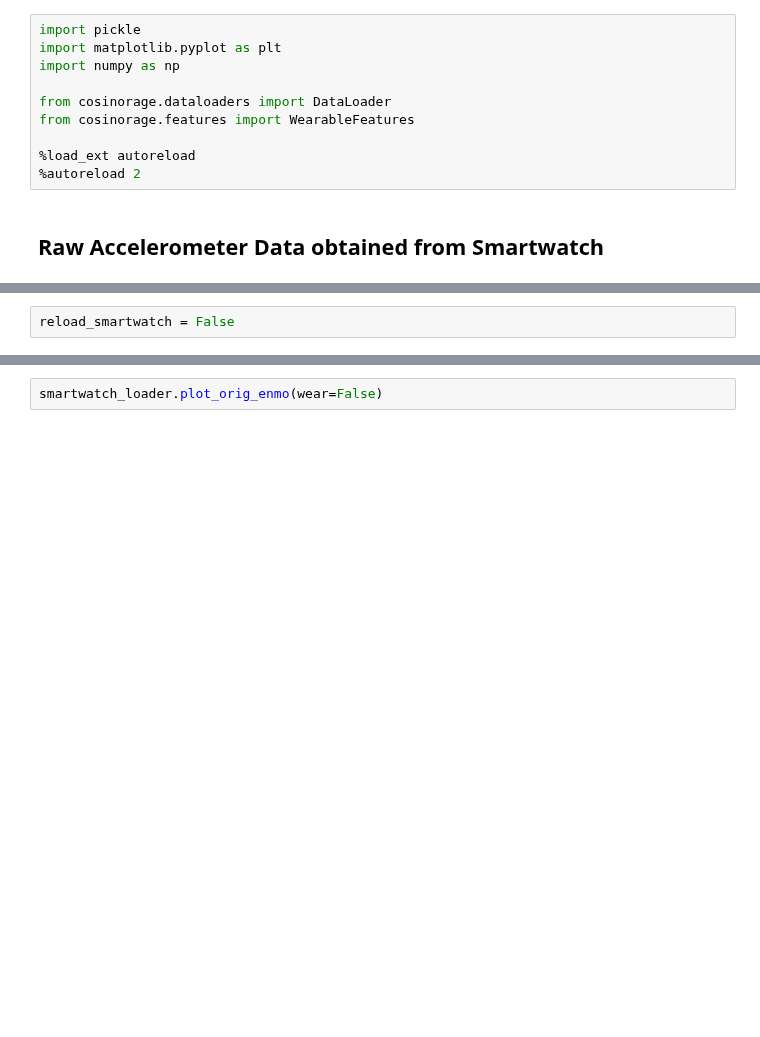
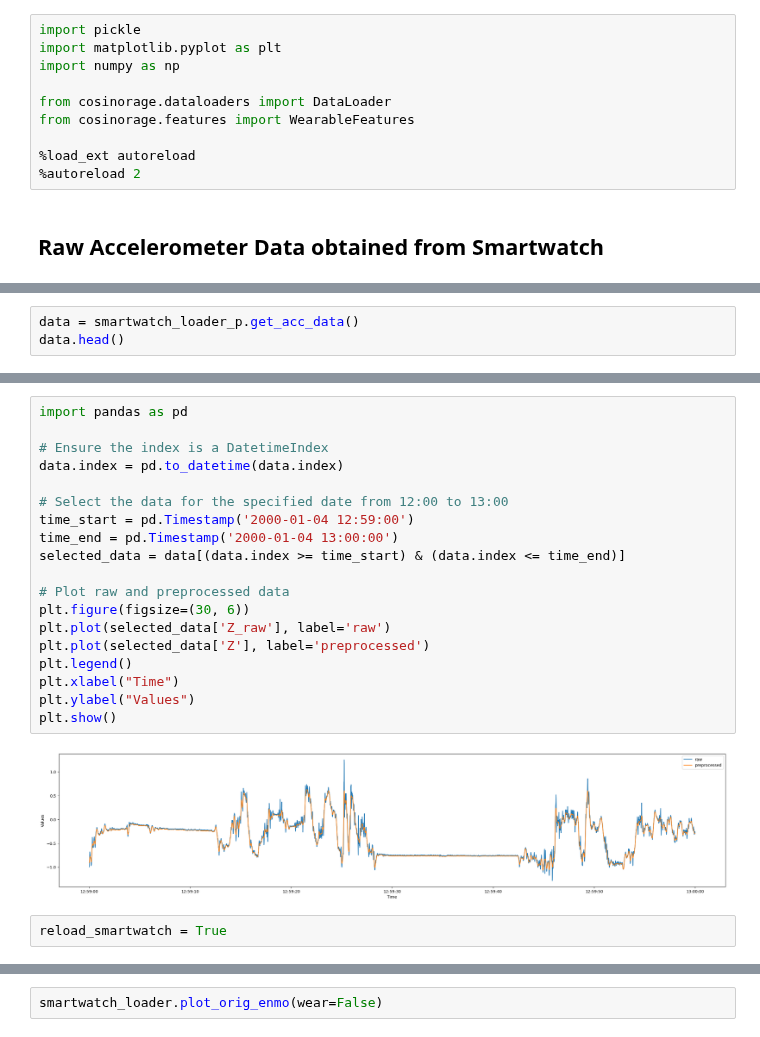
Before and after one commit to ADAMMA-CDHI-ETH-Zurich/CosinorAge, a Jupyter notebook: examples/smartwatch_example.ipynb, the cells around one changed output, grey strips where cells are left out. Saved outputs shown, nothing was run; the diff lists cells and outputs as text; blank space fills up the shorter version.

```diff
--- a/examples/smartwatch_example.ipynb
+++ b/examples/smartwatch_example.ipynb
@@ -49,0 +54,3 @@ smartwatch_loader_p.get_meta_data()
+# %%
+data = smartwatch_loader_p.get_acc_data()
+data.head()
@@ -50,5 +65,26 @@ smartwatch_loader_p.get_meta_data()
+# %%
+import pandas as pd
+
+# Ensure the index is a DatetimeIndex
+data.index = pd.to_datetime(data.index)
+
+# Select the data for the specified date from 12:00 to 13:00
+time_start = pd.Timestamp('2000-01-04 12:59:00')
+time_end = pd.Timestamp('2000-01-04 13:00:00')
+selected_data = data[(data.index >= time_start) & (data.index <= time_end)]
+
+# Plot raw and preprocessed data
+plt.figure(figsize=(30, 6))
+plt.plot(selected_data['Z_raw'], label='raw')
+plt.plot(selected_data['Z'], label='preprocessed')
+plt.legend()
+plt.xlabel("Time")
+plt.ylabel("Values")
+plt.show()
+# %% [output]
+[figure, added]
 # %%
-reload_smartwatch = False
+reload_smartwatch = True
 # %%
 if reload_smartwatch:
     smartwatch_loader = DataLoader(datasource='smartwatch', input_path='../data/62164/', preprocess=False)
```
Also changed, not shown: parts of 14 cells of this notebook, 2 other files.
